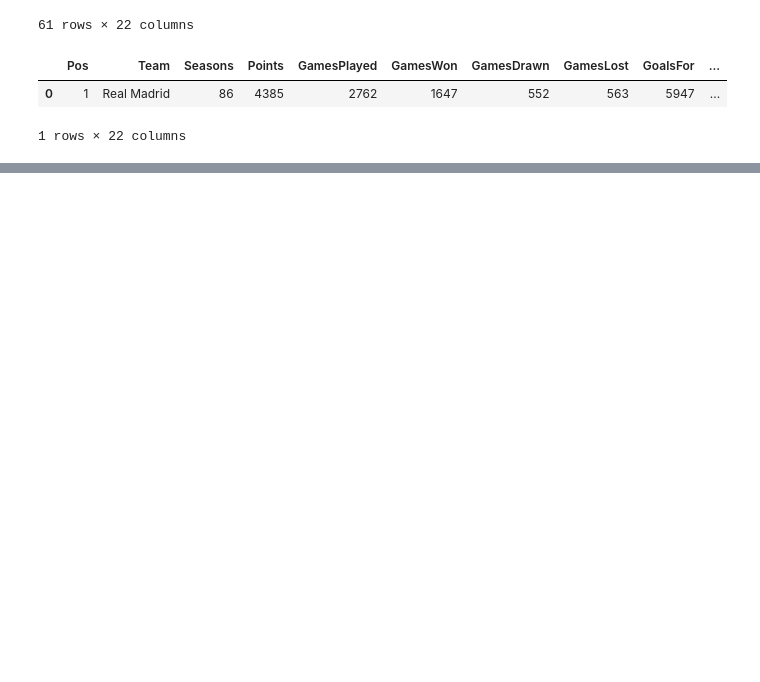
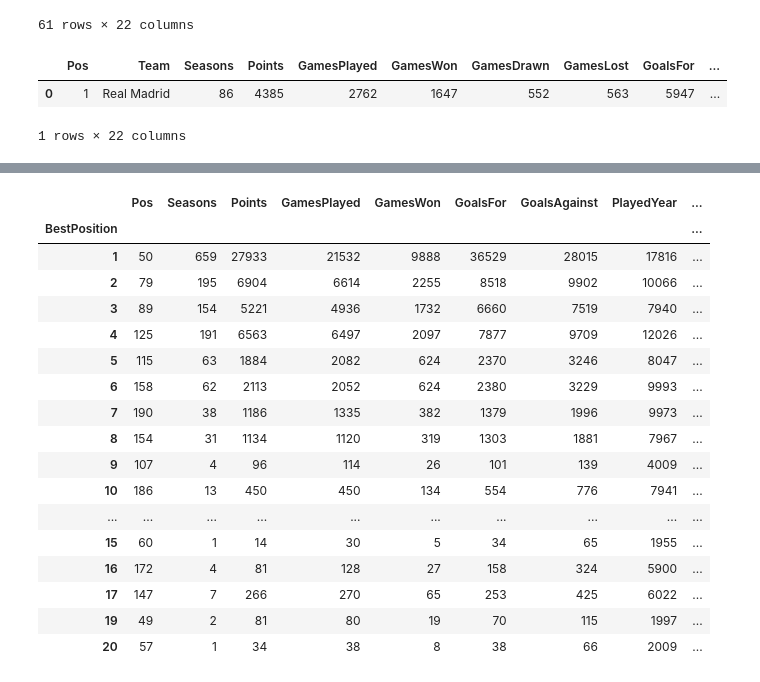
Before and after one commit to GreatLearningAIML1/aiml-ml-hyd-nov-18-batch-kk0202418, a Jupyter notebook: Statistics_External_Lab.ipynb, the cells around one changed output, grey strips where cells are left out. Cells and saved outputs as stored; diff of their text form; code cells hidden in the pictures; blank space fills up the shorter version.

```diff
--- a/Statistics_External_Lab.ipynb
+++ b/Statistics_External_Lab.ipynb
@@ -224,0 +230,7 @@ data.head(1)
+# %%
+data.GamesWon=data.GamesWon.astype('int')
+data.GamesPlayed=data.GamesPlayed.astype('int')
+data['Winning percentage']=(data['GamesWon']/data['GamesPlayed']*100)
+data['Winning percentage']=data['Winning percentage'].fillna(0)
+data.sort_values('Winning percentage',ascending=False)
+data.head(5)
@@ -224,0 +253,21 @@ data.head(1)
+# %%
+data.groupby('BestPosition').sum()
+# %% [output]
+|  | Pos | Seasons | Points | GamesPlayed | GamesWon | GoalsFor | GoalsAgainst | PlayedYear | ... |
+| BestPosition |  |  |  |  |  |  |  |  | ... |
+| 1 | 50 | 659 | 27933 | 21532 | 9888 | 36529 | 28015 | 17816 | ... |
+| 2 | 79 | 195 | 6904 | 6614 | 2255 | 8518 | 9902 | 10066 | ... |
+| 3 | 89 | 154 | 5221 | 4936 | 1732 | 6660 | 7519 | 7940 | ... |
+| 4 | 125 | 191 | 6563 | 6497 | 2097 | 7877 | 9709 | 12026 | ... |
+| 5 | 115 | 63 | 1884 | 2082 | 624 | 2370 | 3246 | 8047 | ... |
+| 6 | 158 | 62 | 2113 | 2052 | 624 | 2380 | 3229 | 9993 | ... |
+| 7 | 190 | 38 | 1186 | 1335 | 382 | 1379 | 1996 | 9973 | ... |
+| 8 | 154 | 31 | 1134 | 1120 | 319 | 1303 | 1881 | 7967 | ... |
+| 9 | 107 | 4 | 96 | 114 | 26 | 101 | 139 | 4009 | ... |
+| 10 | 186 | 13 | 450 | 450 | 134 | 554 | 776 | 7941 | ... |
+| ... | ... | ... | ... | ... | ... | ... | ... | ... | ... |
+| 15 | 60 | 1 | 14 | 30 | 5 | 34 | 65 | 1955 | ... |
+| 16 | 172 | 4 | 81 | 128 | 27 | 158 | 324 | 5900 | ... |
+| 17 | 147 | 7 | 266 | 270 | 65 | 253 | 425 | 6022 | ... |
+| 19 | 49 | 2 | 81 | 80 | 19 | 70 | 115 | 1997 | ... |
+| 20 | 57 | 1 | 34 | 38 | 8 | 38 | 66 | 2009 | ... |
```
Also changed, not shown: parts of 3 cells of this notebook.
